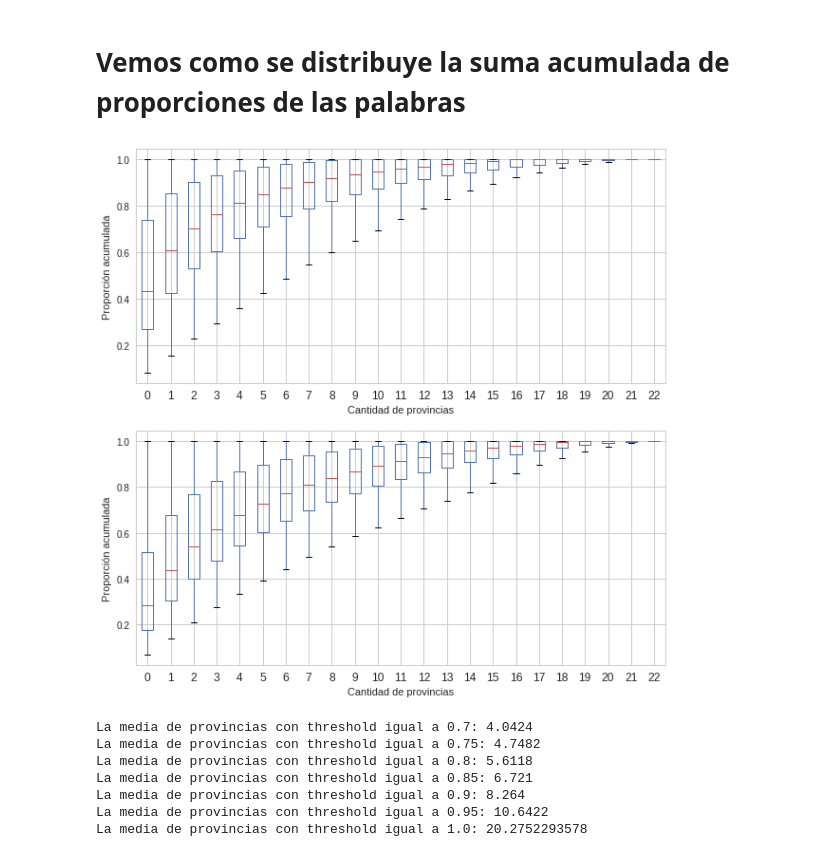
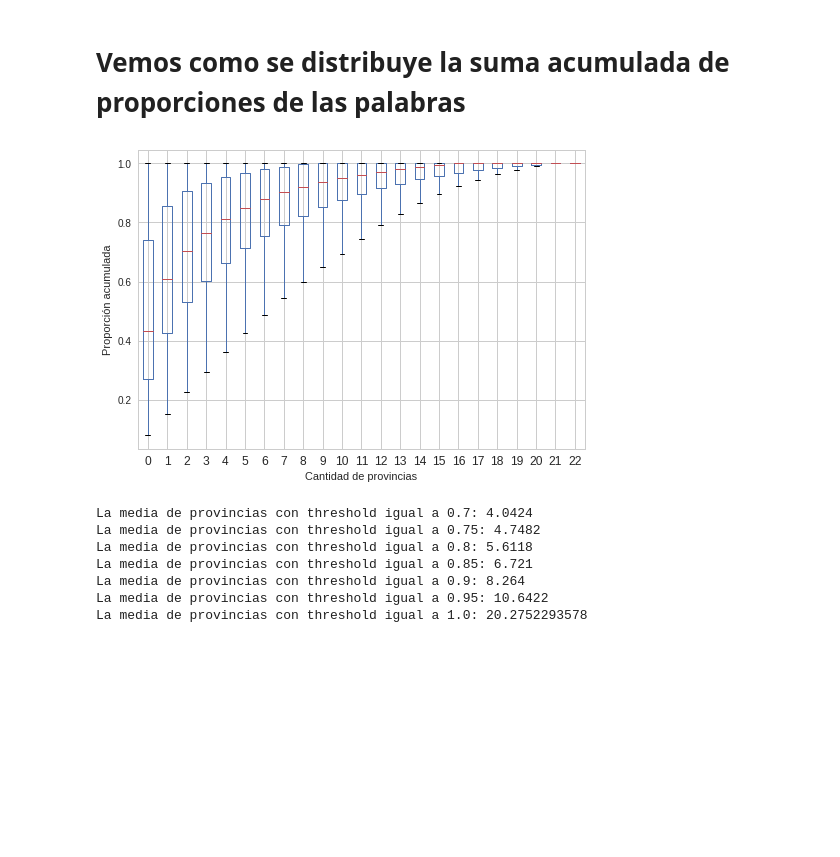
Before and after one commit to daleman/tesis, a Jupyter notebook: notebooks/info.ipynb, the cells around one changed output. Drawn from its saved outputs; the diff is of its cells as text; code cells hidden in the pictures; blank space fills up the shorter version.

```diff
--- a/notebooks/info.ipynb
+++ b/notebooks/info.ipynb
@@ -239,21 +230,14 @@ Name: gift, dtype: object
 # %% [markdown]
 # Vemos como se distribuye la suma acumulada de proporciones de las palabras
 # %%
-fig, axes = plt.subplots(nrows=2, ncols=1,figsize=(10,10))
-ax = percent.iloc[:5000].cumsum(axis=1).boxplot(return_type='axes',ax=axes[0])
-ax2 = percent.iloc[:10000].cumsum(axis=1).boxplot(return_type='axes',ax=axes[1])
+ax = percent.iloc[:5000].cumsum(axis=1).boxplot(return_type='axes')
 # fig.subplots_adjust(hspace=.8)
 
 ax.set_xlabel(u"Cantidad de provincias")
 ax.set_ylabel(u"Proporción acumulada")
-# ax.set_title(u'Proporción acumulada (primeras 5000 palabras)')
-
-ax2.set_xlabel(u"Cantidad de provincias")
-ax2.set_ylabel(u"Proporción acumulada")
-# ax2.set_title(u'Proporción acumulada (primeras 10000 palabras)')
-fig.savefig("{0}PropAcum5000.pdf".format(relativePathImages),dpi=300)
+ax.get_figure().savefig("{0}PropAcum5000.pdf".format(relativePathImages),dpi=300)
 # %% [output]
-[figure, old version]
+[figure, new version]
 # %%
 regiones = pd.DataFrame()
 regiones = percent.cumsum(axis=1)
```
Also changed, not shown: parts of 37 cells of this notebook, 1 other file.
